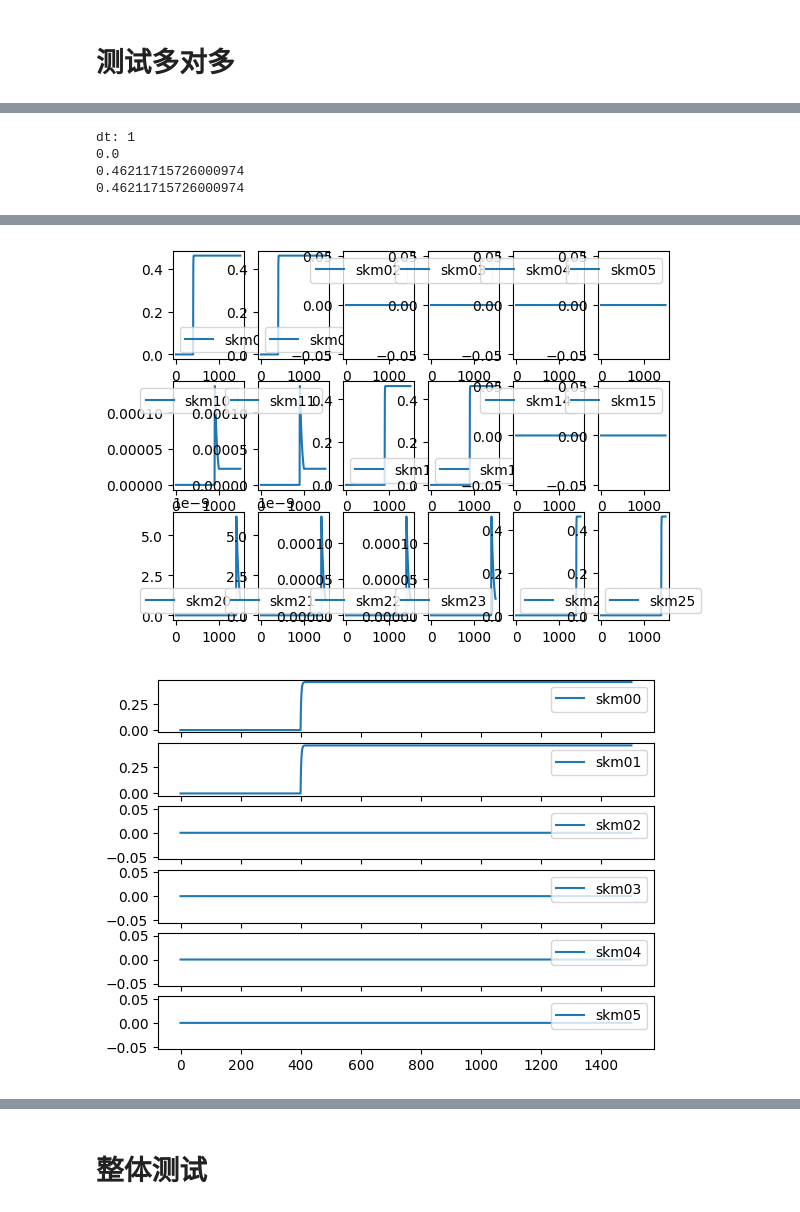
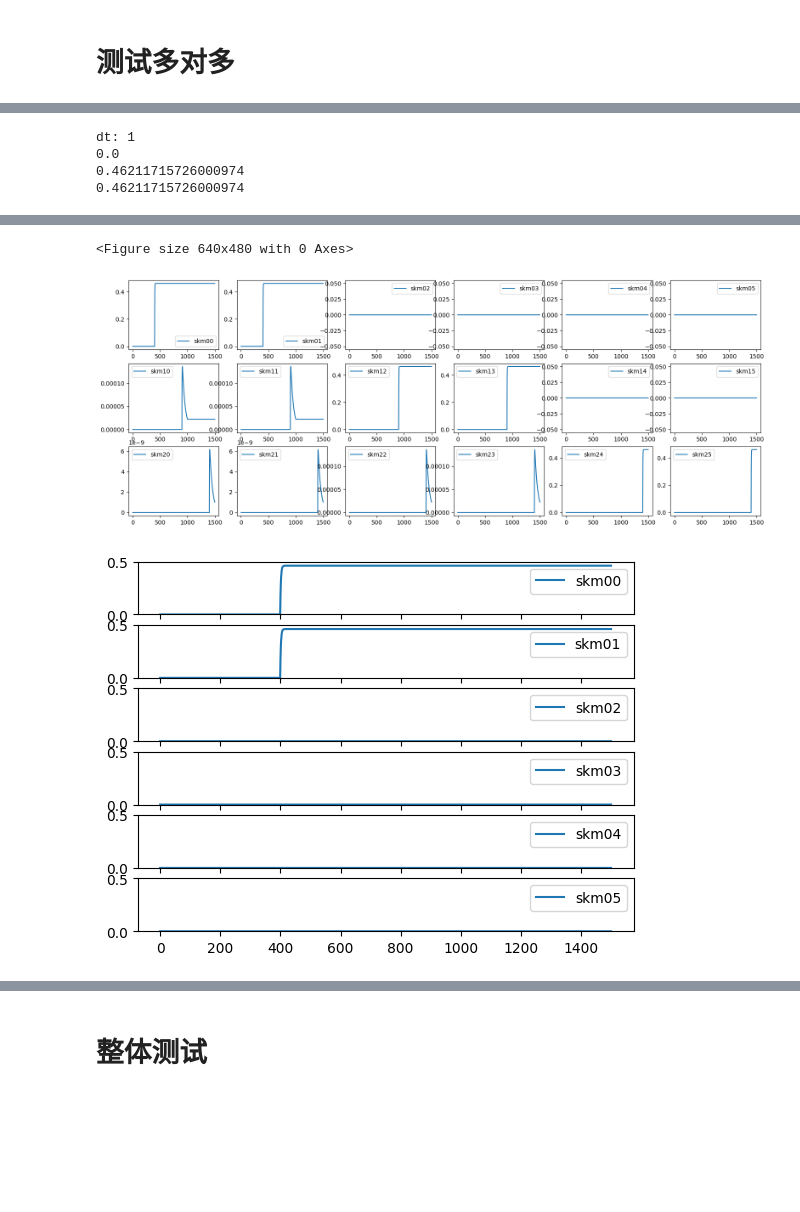
Before and after one commit to wq-win/KMD_model, a Jupyter notebook: KMDSimplified/remodeltwo.ipynb, the cells around one changed output, grey strips where cells are left out. Cells and saved outputs as stored; diff of their text form; code cells hidden in the pictures; blank space fills up the shorter version.

Commit message:
add ylim

```diff
--- a/KMDSimplified/remodeltwo.ipynb
+++ b/KMDSimplified/remodeltwo.ipynb
@@ -526,6 +510,7 @@ print(skmweight[700][0][0])
 print(skmweight[1400][0][0])
 # linstylelist = ['-',':','-.','--']
 # plt.figure()
+# 画KC
 KCI = np.array(KCI)
 KCp = np.array(KCp)
 KCt = np.array(KCt)
@@ -536,6 +521,7 @@ for i in range(numKC):
     myplot(t,KCt[:,i,0],label='KCt'+str(i),linestyle=':')
 plt.show()
 
+# 画MBON
 MBONI = np.array(MBONI)
 MBONp = np.array(MBONp)
 MBONt = np.array(MBONt)
@@ -546,38 +532,48 @@ for i in range(numMBON):
     myplot(t,MBONt[:,i,0],label='MBONt'+str(i))
 plt.show()
 
+# 画reward
 DANI = np.array(DANI)
 for i in range(numDAN):
     plt.subplot(numDAN,1,i+1)
     myplot(t, DANI[:,i,0], label='rewardI'+str(i))
 plt.show()
 
+# 画权重
 skmweight = np.array(skmweight)
+cur_figsize = plt.gcf().get_size_inches()
+plt.figure(figsize=(cur_figsize[0] * 3, cur_figsize[1] * 1.5))
 for j in range(numMBON):
     for i in range(numKC):
         plt.subplot(numMBON,numKC,j*numKC+i+1)
         myplot(t,skmweight[:,j,i],label='skm'+str(j)+str(i))
 plt.show()
 
 for i in range(numKC):
     plt.subplot(numKC,1,i+1)
+    plt.ylim(0,0.5)
     myplot(t,skmweight[:,0,i],label='skm'+str(0)+str(i))
 plt.show()
+
 for i in range(numKC):
     plt.subplot(numKC,1,i+1)
+    plt.ylim(0,0.5)
     myplot(t,skmweight[:,1,i],label='skm'+str(1)+str(i))
 plt.show()
+
 for i in range(numKC):
     plt.subplot(numKC,1,i+1)
+    plt.ylim(0,0.5)
     myplot(t,skmweight[:,2,i],label='skm'+str(2)+str(i))
 plt.show()
 # %% [output]
 dt: 1
 0.0
 0.46211715726000974
 0.46211715726000974
 [figure]
 [figure]
 [figure]
+<Figure size 640x480 with 0 Axes>
-[figure, old version]
+[figure, new version]
-[figure, old version]
+[figure, new version]
```
Also changed, not shown: parts of 10 cells of this notebook.
